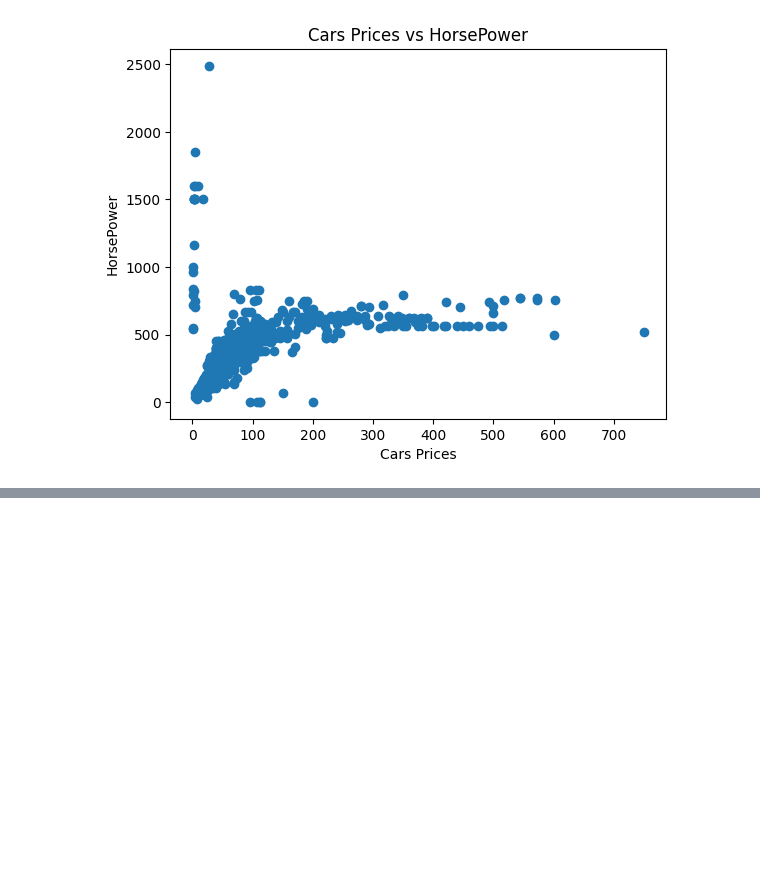
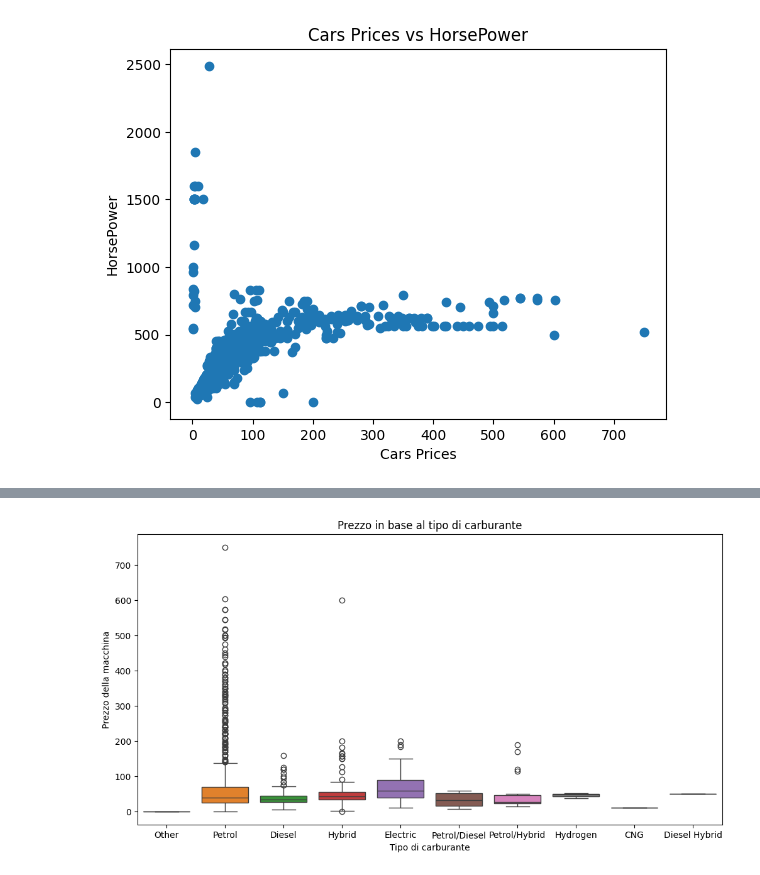
Before and after one commit to GiorgioDn/Python_gd_learning, a Jupyter notebook: corso python/11_28_Venerdì/Esercizi/Esercizio_2.ipynb, the cells around one changed output, grey strips where cells are left out. Drawn from its saved outputs; the diff is of its cells as text; code cells hidden in the pictures; blank space fills up the shorter version.

```diff
--- a/corso python/11_28_Venerdì/Esercizi/Esercizio_2.ipynb
+++ b/corso python/11_28_Venerdì/Esercizi/Esercizio_2.ipynb
@@ -228,0 +448,11 @@ plt.show()
+# %%
+plt.figure(figsize=(12, 6))
+
+# Boxplot Prezzi
+sns.boxplot(x='Fuel Types Grouped', y='Cars Prices', data=df_eng, hue='Fuel Types Grouped', legend=False)
+plt.title('Prezzo in base al tipo di carburante')
+plt.ylabel('Prezzo della macchina')
+plt.xlabel('Tipo di carburante')
+plt.show()
+# %% [output]
+[figure, added]
```
Also changed, not shown: parts of 16 cells of this notebook.
